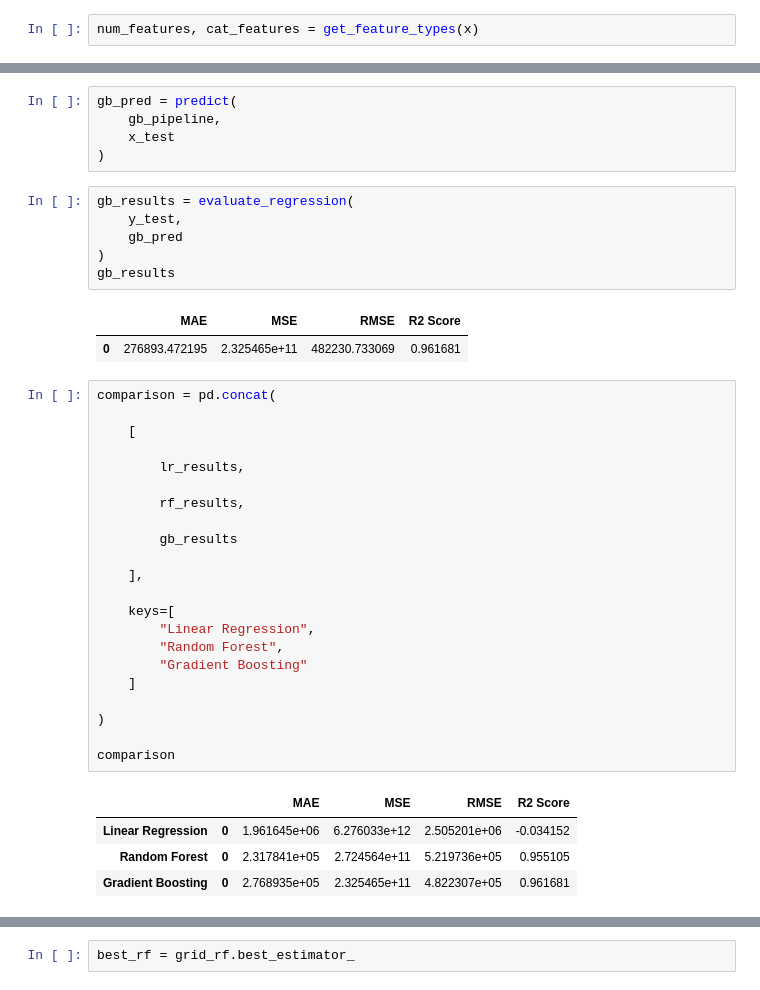
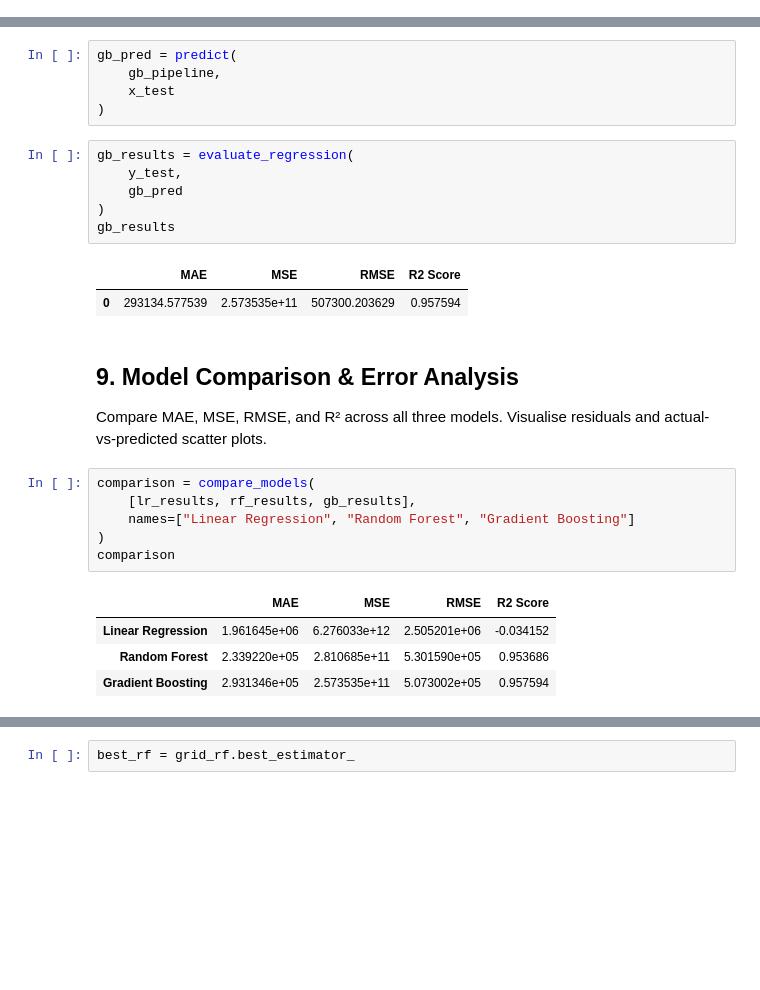
Before and after one commit to Unserved-sleep/hdfc-ml-project, a Jupyter notebook: notebooks/04_loan_amount_prediction.ipynb, the cells around one changed output, grey strips where cells are left out. Cells and saved outputs as stored; diff of their text form; blank space fills up the shorter version.

```diff
--- a/notebooks/04_loan_amount_prediction.ipynb
+++ b/notebooks/04_loan_amount_prediction.ipynb
@@ -53,7 +86,5 @@ x, y = select_features(
 # %%
 num_features, cat_features = get_feature_types(x)
-# %%
-num_features, cat_features = get_feature_types(x)
 # %%
 preprocessor = create_preprocessor(
     num_features,
@@ -192,34 +239,22 @@ gb_results = evaluate_regression(
 gb_results
 # %% [output]
 |  | MAE | MSE | RMSE | R2 Score |
-| 0 | 276893.472195 | 2.325465e+11 | 482230.733069 | 0.961681 |
+| 0 | 293134.577539 | 2.573535e+11 | 507300.203629 | 0.957594 |
+# %% [markdown]
+## 9. Model Comparison & Error Analysis
+
+Compare MAE, MSE, RMSE, and R² across all three models. Visualise residuals and actual-vs-predicted scatter plots.
 # %%
-comparison = pd.concat(
-
-    [
-
-        lr_results,
-
-        rf_results,
-
-        gb_results
-
-    ],
-
-    keys=[
-        "Linear Regression",
-        "Random Forest",
-        "Gradient Boosting"
-    ]
-
+comparison = compare_models(
+    [lr_results, rf_results, gb_results],
+    names=["Linear Regression", "Random Forest", "Gradient Boosting"]
 )
-
 comparison
 # %% [output]
-|  |  | MAE | MSE | RMSE | R2 Score |
-| Linear Regression | 0 | 1.961645e+06 | 6.276033e+12 | 2.505201e+06 | -0.034152 |
-| Random Forest | 0 | 2.317841e+05 | 2.724564e+11 | 5.219736e+05 | 0.955105 |
-| Gradient Boosting | 0 | 2.768935e+05 | 2.325465e+11 | 4.822307e+05 | 0.961681 |
+|  | MAE | MSE | RMSE | R2 Score |
+| Linear Regression | 1.961645e+06 | 6.276033e+12 | 2.505201e+06 | -0.034152 |
+| Random Forest | 2.339220e+05 | 2.810685e+11 | 5.301590e+05 | 0.953686 |
+| Gradient Boosting | 2.931346e+05 | 2.573535e+11 | 5.073002e+05 | 0.957594 |
 # %%
 residual_plot(
     y_test,
```
Also changed, not shown: parts of 15 cells of this notebook, 21 other files.
